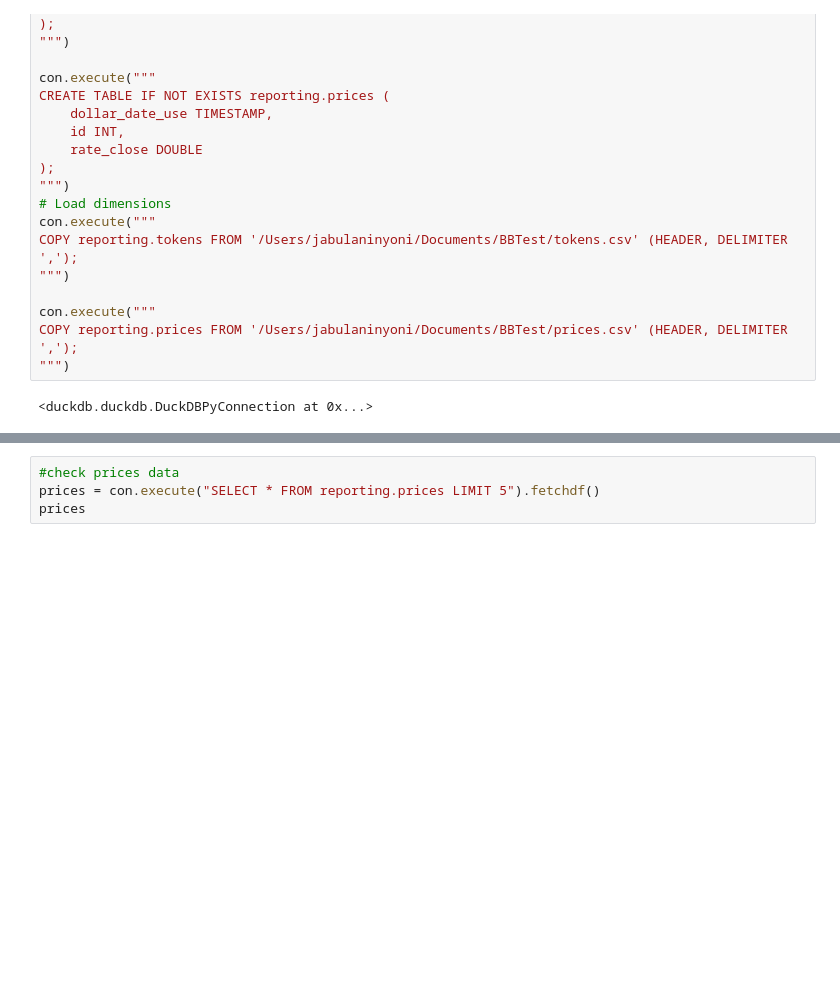
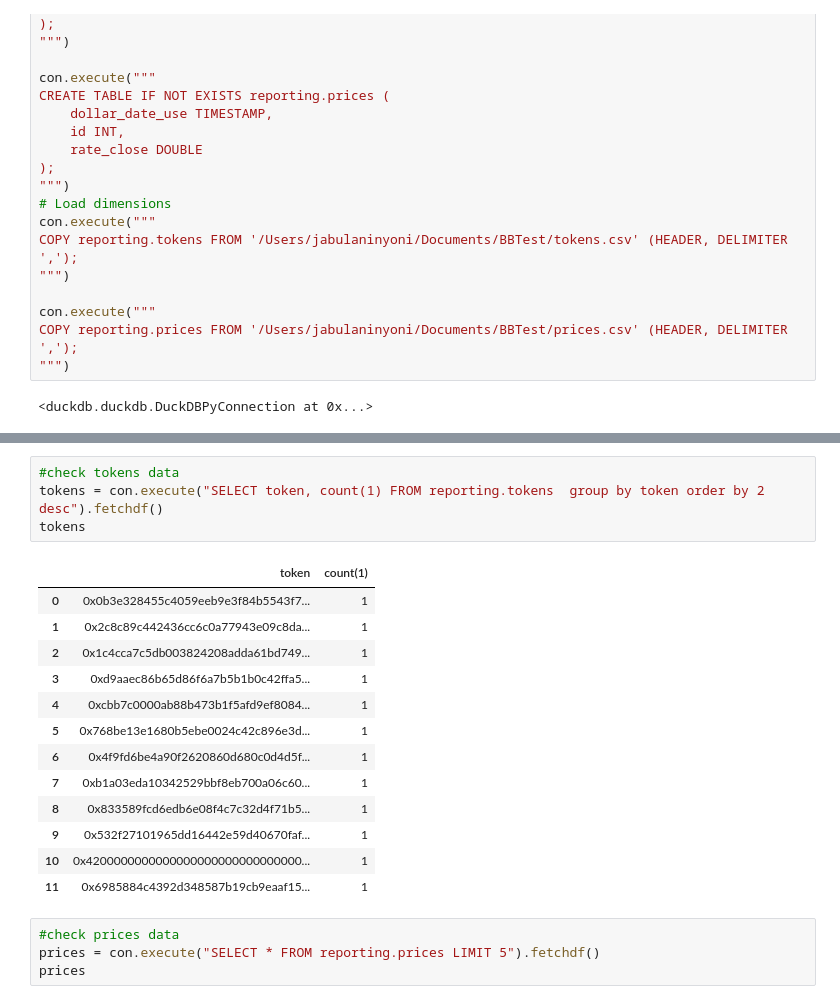
Before and after one commit to jaynyoni/BlockchainAnalysis, a Jupyter notebook: BlockchainBureauTest.ipynb, the cells around one changed output, grey strips where cells are left out. Saved outputs shown, nothing was run; the diff lists cells and outputs as text; blank space fills up the shorter version.

```diff
--- a/BlockchainBureauTest.ipynb
+++ b/BlockchainBureauTest.ipynb
@@ -120,3 +155,21 @@ tokens
+# %%
+#check tokens data
+tokens = con.execute("SELECT token, count(1) FROM reporting.tokens  group by token order by 2 desc").fetchdf()
+tokens
+# %% [output]
+|  | token | count(1) |
+| 0 | 0x0b3e328455c4059eeb9e3f84b5543f7... | 1 |
+| 1 | 0x2c8c89c442436cc6c0a77943e09c8da... | 1 |
+| 2 | 0x1c4cca7c5db003824208adda61bd749... | 1 |
+| 3 | 0xd9aaec86b65d86f6a7b5b1b0c42ffa5... | 1 |
+| 4 | 0xcbb7c0000ab88b473b1f5afd9ef8084... | 1 |
+| 5 | 0x768be13e1680b5ebe0024c42c896e3d... | 1 |
+| 6 | 0x4f9fd6be4a90f2620860d680c0d4d5f... | 1 |
+| 7 | 0xb1a03eda10342529bbf8eb700a06c60... | 1 |
+| 8 | 0x833589fcd6edb6e08f4c7c32d4f71b5... | 1 |
+| 9 | 0x532f27101965dd16442e59d40670faf... | 1 |
+| 10 | 0x4200000000000000000000000000000... | 1 |
+| 11 | 0x6985884c4392d348587b19cb9eaaf15... | 1 |
 # %%
 #check prices data
 prices = con.execute("SELECT * FROM reporting.prices LIMIT 5").fetchdf()
```
Also changed, not shown: parts of 23 cells of this notebook.
